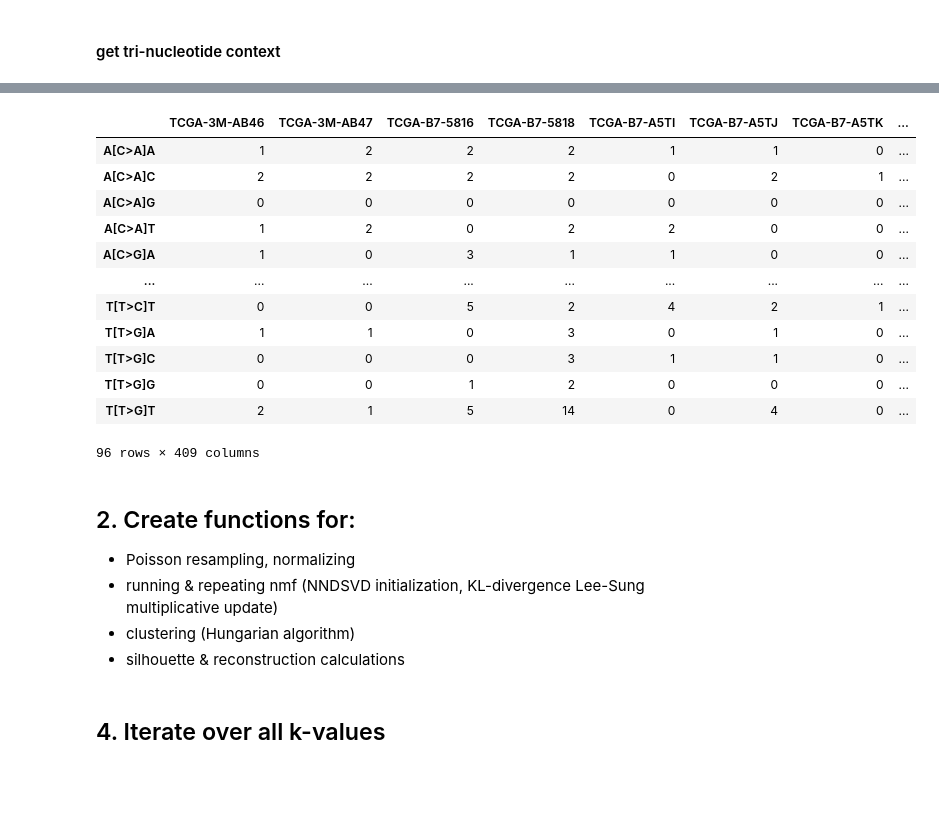
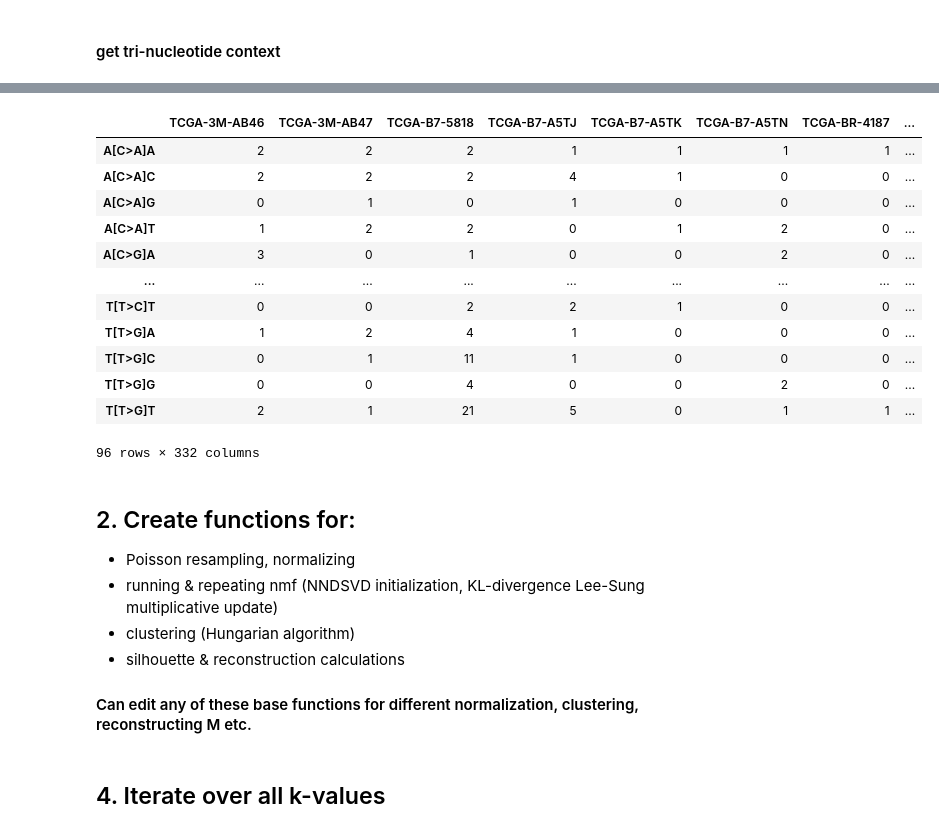
Before and after one commit to anl078/ECE204Repo, a Jupyter notebook: project3/proj3_SF.ipynb, the cells around one changed output, grey strips where cells are left out. Saved outputs shown, nothing was run; the diff lists cells and outputs as text; code cells hidden in the pictures; blank space fills up the shorter version.

```diff
--- a/project3/proj3_SF.ipynb
+++ b/project3/proj3_SF.ipynb
@@ -33,10 +35,10 @@ from tqdm import tqdm
 df = pd.read_csv("TCGA.STAD.mutations.txt", sep='\t', dtype=str)
 
 # Remove hypermutators (top 1%)
-mut_counts = df['patient_id'].value_counts()
-cutoff = mut_counts.quantile(0.99)
-keep_samples = mut_counts[mut_counts < cutoff].index
-df = df[df['patient_id'].isin(keep_samples)]
+# mut_counts = df['patient_id'].value_counts()
+# cutoff = mut_counts.quantile(0.99)
+# keep_samples = mut_counts[mut_counts < cutoff].index
+# df = df[df['patient_id'].isin(keep_samples)]
 
 # # remove genes with less than 10 mutations
 # gene_counts = df['Hugo_Symbol'].value_counts()
@@ -83,18 +170,3 @@ def sbs_category(row):
 def rev_comp(base):
     comp = {'A':'T','T':'A','G':'C','C':'G'}
     return ''.join(comp[b] for b in reversed(base))
-
-df['SBS96'] = df.apply(sbs_category, axis=1)
-df = df.dropna(subset=['SBS96'])
-
-## Convert to SBS-96 notation
-sbs96_types = sorted(set(df['SBS96']))
-samples = sorted(set(df['patient_id']))
-
-M = pd.DataFrame(0, index=sbs96_types, columns=samples)
-
-for _, row in df.iterrows():
-    M.loc[row['SBS96'], row['patient_id']] += 1
-
-
-## M is a pd df that has 96 rows and N (samples) columns
@@ -100,0 +175,16 @@ for _, row in df.iterrows():
+# %%
+low_mut['SBS96'] = low_mut.apply(sbs_category, axis=1)
+low_mut = low_mut.dropna(subset=['SBS96'])
+
+## Convert to SBS-96 notation
+sbs96_types = sorted(set(low_mut['SBS96']))
+samples = sorted(set(low_mut['patient_id']))
+
+M_low = pd.DataFrame(0, index=sbs96_types, columns=samples)
+
+for _, row in low_mut.iterrows():
+    M_low.loc[row['SBS96'], row['patient_id']] += 1
+
+M_low.shape[1]
+
+## M is a pd df that has 96 rows and N (samples) columns
@@ -101,25 +222,27 @@ for _, row in df.iterrows():
 # %%
-M
+M_low
 # %% [output]
-|  | TCGA-3M-AB46 | TCGA-3M-AB47 | TCGA-B7-5816 | TCGA-B7-5818 | TCGA-B7-A5TI | TCGA-B7-A5TJ | TCGA-B7-A5TK | ... |
-| A[C>A]A | 1 | 2 | 2 | 2 | 1 | 1 | 0 | ... |
-| A[C>A]C | 2 | 2 | 2 | 2 | 0 | 2 | 1 | ... |
-| A[C>A]G | 0 | 0 | 0 | 0 | 0 | 0 | 0 | ... |
-| A[C>A]T | 1 | 2 | 0 | 2 | 2 | 0 | 0 | ... |
-| A[C>G]A | 1 | 0 | 3 | 1 | 1 | 0 | 0 | ... |
+|  | TCGA-3M-AB46 | TCGA-3M-AB47 | TCGA-B7-5818 | TCGA-B7-A5TJ | TCGA-B7-A5TK | TCGA-B7-A5TN | TCGA-BR-4187 | ... |
+| A[C>A]A | 2 | 2 | 2 | 1 | 1 | 1 | 1 | ... |
+| A[C>A]C | 2 | 2 | 2 | 4 | 1 | 0 | 0 | ... |
+| A[C>A]G | 0 | 1 | 0 | 1 | 0 | 0 | 0 | ... |
+| A[C>A]T | 1 | 2 | 2 | 0 | 1 | 2 | 0 | ... |
+| A[C>G]A | 3 | 0 | 1 | 0 | 0 | 2 | 0 | ... |
 | ... | ... | ... | ... | ... | ... | ... | ... | ... |
-| T[T>C]T | 0 | 0 | 5 | 2 | 4 | 2 | 1 | ... |
-| T[T>G]A | 1 | 1 | 0 | 3 | 0 | 1 | 0 | ... |
-| T[T>G]C | 0 | 0 | 0 | 3 | 1 | 1 | 0 | ... |
-| T[T>G]G | 0 | 0 | 1 | 2 | 0 | 0 | 0 | ... |
-| T[T>G]T | 2 | 1 | 5 | 14 | 0 | 4 | 0 | ... |
+| T[T>C]T | 0 | 0 | 2 | 2 | 1 | 0 | 0 | ... |
+| T[T>G]A | 1 | 2 | 4 | 1 | 0 | 0 | 0 | ... |
+| T[T>G]C | 0 | 1 | 11 | 1 | 0 | 0 | 0 | ... |
+| T[T>G]G | 0 | 0 | 4 | 0 | 0 | 2 | 0 | ... |
+| T[T>G]T | 2 | 1 | 21 | 5 | 0 | 1 | 1 | ... |
-96 rows × 409 columns
+96 rows × 332 columns
 # %% [markdown]
 ## 2. Create functions for:
 - Poisson resampling, normalizing
 - running & repeating nmf (NNDSVD initialization, KL-divergence Lee-Sung multiplicative update)
 - clustering (Hungarian algorithm)
 - silhouette & reconstruction calculations
+
+#### Can edit any of these base functions for different normalization, clustering, reconstructing M etc.
 # %%
 def poisson_resample(M):
     return np.random.poisson(lam=M)
```
Also changed, not shown: parts of 21 cells of this notebook.
